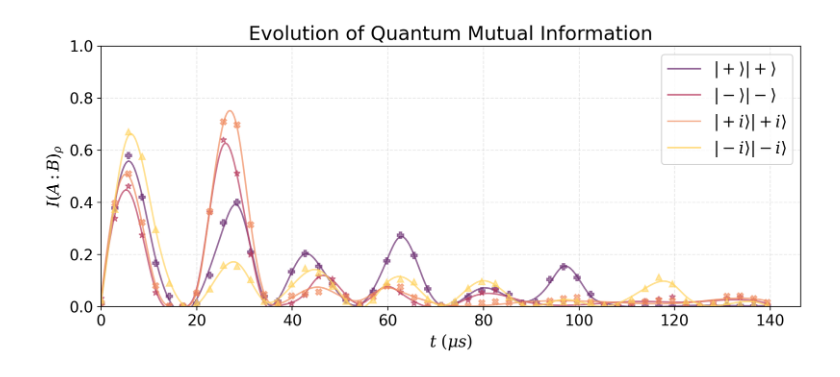
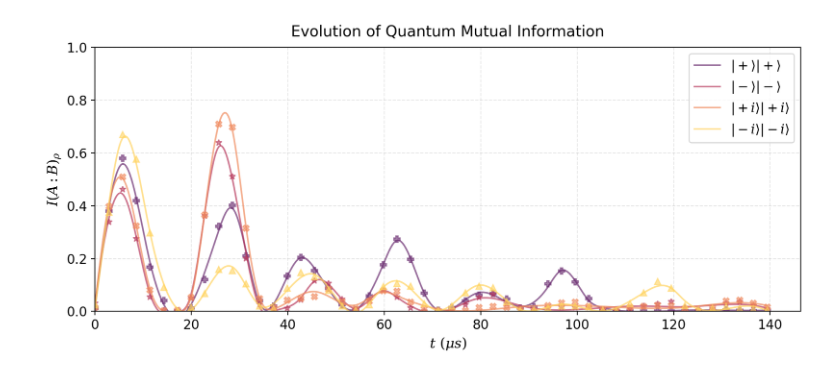
Before and after one commit to chuntse0514/Open-quantum-system-simulation, a Jupyter notebook: notebook/Quantum_mutual_info_visualize.ipynb, the cells around one changed output. Drawn from its saved outputs; the diff is of its cells as text; code cells hidden in the pictures.

```diff
--- a/notebook/Quantum_mutual_info_visualize.ipynb
+++ b/notebook/Quantum_mutual_info_visualize.ipynb
@@ -124,33 +124,33 @@ def plot_quantum_mutual_information(
             alpha=0.7
         )
 
-    plt.tick_params(axis='both', which='major', labelsize=14)
-    plt.xlabel("$t$ $(\\mu s)$", fontsize=15)
-    plt.ylabel("$I(A:B)_{\\rho}$", fontsize=15)
-    plt.title("Evolution of Quantum Mutual Information", fontsize=18)
+    plt.tick_params(axis='both', which='major', labelsize=12)
+    plt.xlabel("$t$ $(\\mu s)$", fontsize=13)
+    plt.ylabel("$I(A:B)_{\\rho}$", fontsize=13)
+    plt.title("Evolution of Quantum Mutual Information", fontsize=14, pad=10)
     plt.xlim(left=0.0)
     plt.ylim([0.0, 1.0])
     plt.grid(True, alpha=0.3, linestyle="--")
-    plt.legend(frameon=True, fontsize=15)
+    plt.legend(frameon=True, fontsize=12)
     plt.tight_layout()
     # plt.show()
     plt.savefig("images/qmi_evolution.pdf", dpi=300, bbox_inches='tight')
 # %%
 file_paths = [
-    "results/state_tomography/two_qubit/ibm_sherbrooke/init+,+/q[26, 27]-np50-gpp50-s8192-2025-05-14T17-41-00.npz",
-    "results/state_tomography/two_qubit/ibm_sherbrooke/init-,-/q[26, 27]-np50-gpp50-s8192-2025-05-14T18-23-07.npz",
-    "results/state_tomography/two_qubit/ibm_sherbrooke/init+i,+i/q[26, 27]-np50-gpp50-s8192-2025-05-14T20-48-33.npz",
-    "results/state_tomography/two_qubit/ibm_sherbrooke/init-i,-i/q[26, 27]-np50-gpp50-s8192-2025-05-15T01-34-11.npz"
+    "results/two_qubit_tomography/ibm_sherbrooke/2025-05-14T17-41-00/init+,+/q[26, 27]-np50-gpp50-s8192.npz",
+    "results/two_qubit_tomography/ibm_sherbrooke/2025-05-14T18-23-07/init-,-/q[26, 27]-np50-gpp50-s8192.npz",
+    "results/two_qubit_tomography/ibm_sherbrooke/2025-05-14T20-48-33/init+i,+i/q[26, 27]-np50-gpp50-s8192.npz",
+    "results/two_qubit_tomography/ibm_sherbrooke/2025-05-15T01-34-11/init-i,-i/q[26, 27]-np50-gpp50-s8192.npz"
 ]
 
 labels = [
     "+, +", "-, -", "+i, +i", "-i, -i"
 ]
 
 
 plot_quantum_mutual_information(
     file_paths=file_paths,
     labels=labels,
 )
 # %% [output]
-[figure, old version]
+[figure, new version]
```
Also changed, not shown: parts of 8 cells of this notebook, 32 other files.
